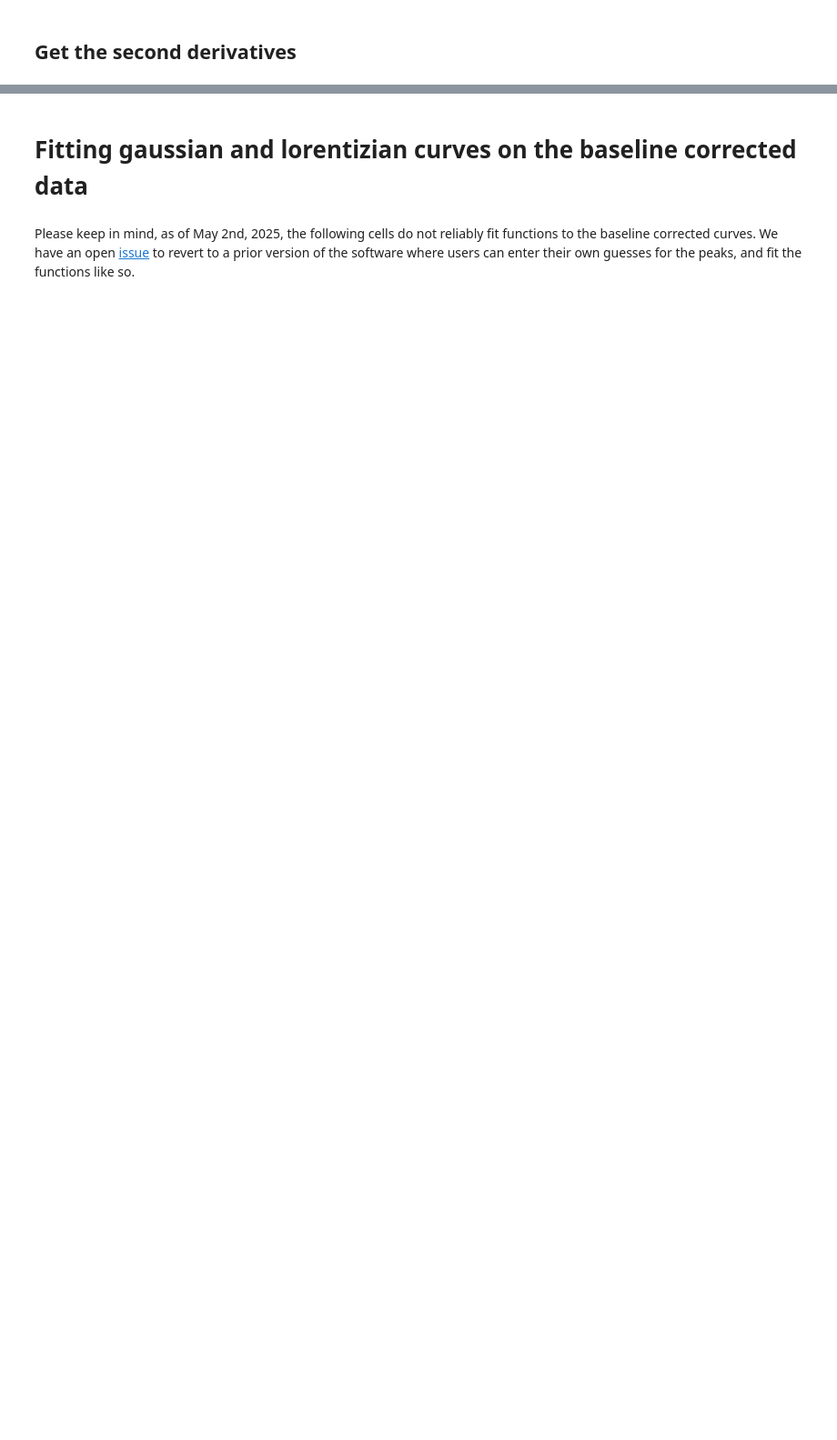
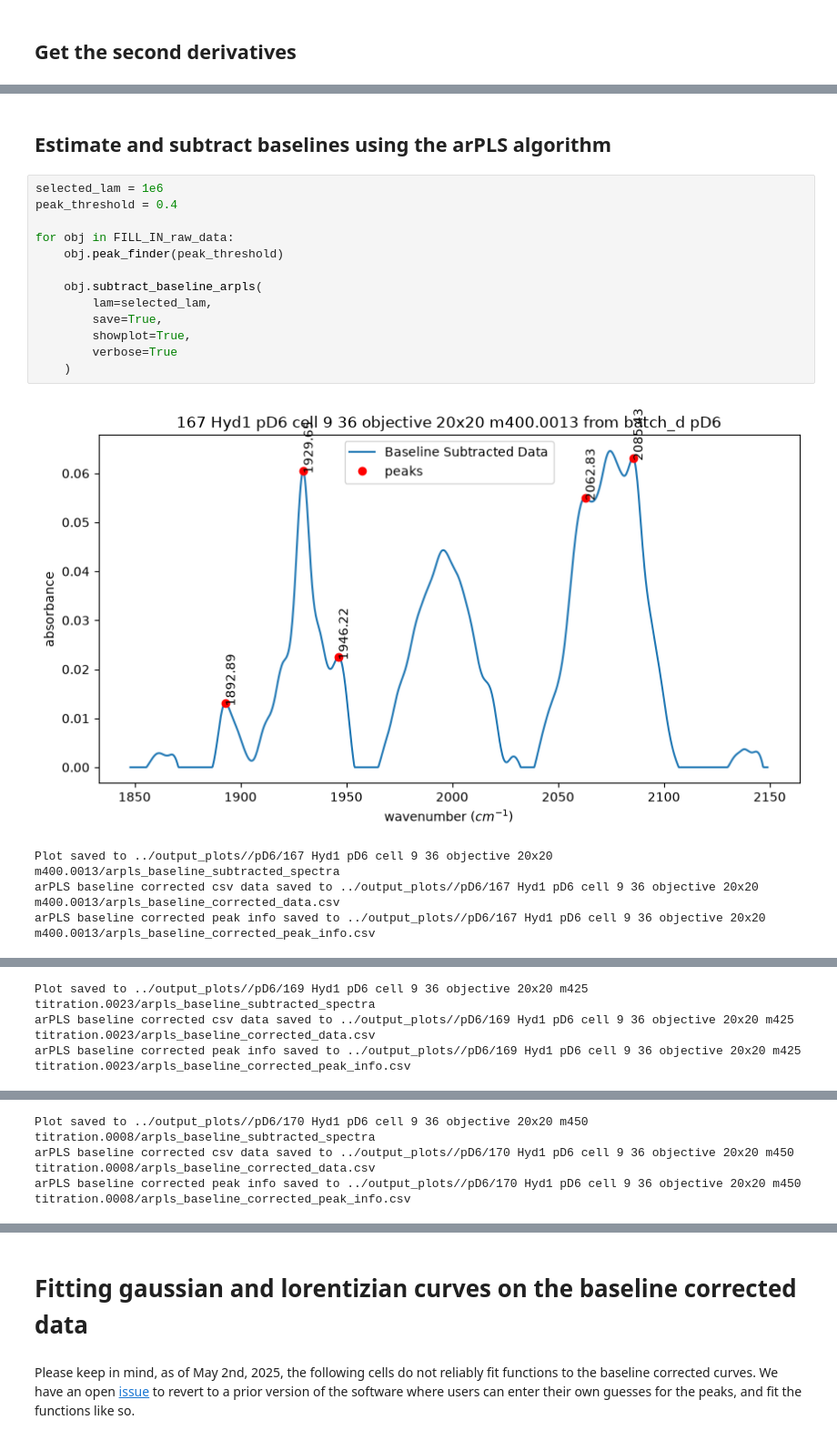
Before and after one commit to uw-ssec/ProSpecPy, a Jupyter notebook: docs/workflow_demo.ipynb, the cells around one changed output, grey strips where cells are left out. Shown at 91% size. Drawn from its saved outputs; the diff is of its cells as text; blank space fills up the shorter version.

```diff
--- a/docs/workflow_demo.ipynb
+++ b/docs/workflow_demo.ipynb
@@ -69,0 +131,20 @@ baseline_correction_prospecpy_objects(FILL_IN_raw_data, showplot=True, save=True
+# %% [markdown]
+## Estimate and subtract baselines using the arPLS algorithm
+# %%
+selected_lam = 1e6
+peak_threshold = 0.4
+
+for obj in FILL_IN_raw_data:
+    obj.peak_finder(peak_threshold)
+
+    obj.subtract_baseline_arpls(
+        lam=selected_lam,
+        save=True,
+        showplot=True,
+        verbose=True
+    )
+# %% [output]
+[figure, added]
+Plot saved to ../output_plots//pD6/167 Hyd1 pD6 cell 9 36 objective 20x20 m400.0013/arpls_baseline_subtracted_spectra
+arPLS baseline corrected csv data saved to ../output_plots//pD6/167 Hyd1 pD6 cell 9 36 objective 20x20 m400.0013/arpls_baseline_corrected_data.csv
+arPLS baseline corrected peak info saved to ../output_plots//pD6/167 Hyd1 pD6 cell 9 36 objective 20x20 m400.0013/arpls_baseline_corrected_peak_info.csv
@@ -69,0 +152,3 @@ baseline_correction_prospecpy_objects(FILL_IN_raw_data, showplot=True, save=True
+Plot saved to ../output_plots//pD6/169 Hyd1 pD6 cell 9 36 objective 20x20 m425 titration.0023/arpls_baseline_subtracted_spectra
+arPLS baseline corrected csv data saved to ../output_plots//pD6/169 Hyd1 pD6 cell 9 36 objective 20x20 m425 titration.0023/arpls_baseline_corrected_data.csv
+arPLS baseline corrected peak info saved to ../output_plots//pD6/169 Hyd1 pD6 cell 9 36 objective 20x20 m425 titration.0023/arpls_baseline_corrected_peak_info.csv
@@ -69,0 +156,3 @@ baseline_correction_prospecpy_objects(FILL_IN_raw_data, showplot=True, save=True
+Plot saved to ../output_plots//pD6/170 Hyd1 pD6 cell 9 36 objective 20x20 m450 titration.0008/arpls_baseline_subtracted_spectra
+arPLS baseline corrected csv data saved to ../output_plots//pD6/170 Hyd1 pD6 cell 9 36 objective 20x20 m450 titration.0008/arpls_baseline_corrected_data.csv
+arPLS baseline corrected peak info saved to ../output_plots//pD6/170 Hyd1 pD6 cell 9 36 objective 20x20 m450 titration.0008/arpls_baseline_corrected_peak_info.csv
```
Also changed, not shown: parts of 18 cells of this notebook, 58 other files.
